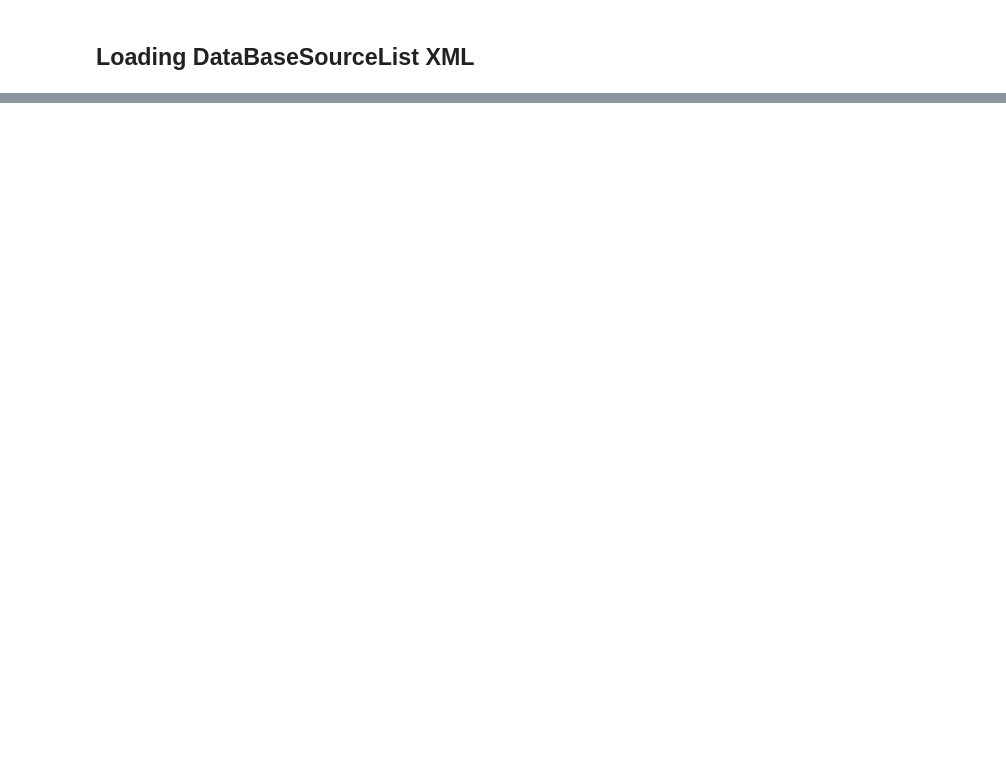
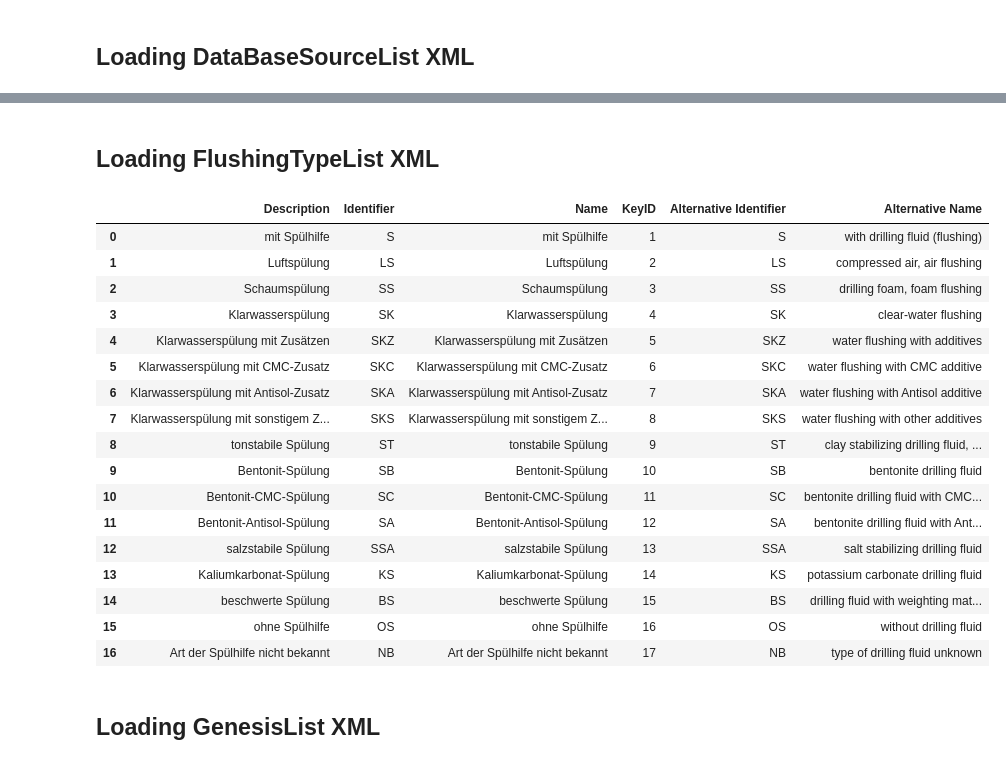
Before and after one commit to AlexanderJuestel/pyborehole, a Jupyter notebook: notebooks/boreholeml_parsers.ipynb, the cells around one changed output, grey strips where cells are left out. Drawn from its saved outputs; the diff is of its cells as text; code cells hidden in the pictures; blank space fills up the shorter version.

```diff
--- a/notebooks/boreholeml_parsers.ipynb
+++ b/notebooks/boreholeml_parsers.ipynb
@@ -47,0 +538,26 @@ databases
+# %% [markdown]
+## Loading FlushingTypeList XML
+# %%
+df = boreholestatuslist = parse_xml('../data/BoreholeML/FlushingTypeList.xml')
+df
+# %% [output]
+|  | Description | Identifier | Name | KeyID | Alternative Identifier | Alternative Name |
+| 0 | mit Spülhilfe | S | mit Spülhilfe | 1 | S | with drilling fluid (flushing) |
+| 1 | Luftspülung | LS | Luftspülung | 2 | LS | compressed air, air flushing |
+| 2 | Schaumspülung | SS | Schaumspülung | 3 | SS | drilling foam, foam flushing |
+| 3 | Klarwasserspülung | SK | Klarwasserspülung | 4 | SK | clear-water flushing |
+| 4 | Klarwasserspülung mit Zusätzen | SKZ | Klarwasserspülung mit Zusätzen | 5 | SKZ | water flushing with additives |
+| 5 | Klarwasserspülung mit CMC-Zusatz | SKC | Klarwasserspülung mit CMC-Zusatz | 6 | SKC | water flushing with CMC additive |
+| 6 | Klarwasserspülung mit Antisol-Zusatz | SKA | Klarwasserspülung mit Antisol-Zusatz | 7 | SKA | water flushing with Antisol additive |
+| 7 | Klarwasserspülung mit sonstigem Z... | SKS | Klarwasserspülung mit sonstigem Z... | 8 | SKS | water flushing with other additives |
+| 8 | tonstabile Spülung | ST | tonstabile Spülung | 9 | ST | clay stabilizing drilling fluid, ... |
+| 9 | Bentonit-Spülung | SB | Bentonit-Spülung | 10 | SB | bentonite drilling fluid |
+| 10 | Bentonit-CMC-Spülung | SC | Bentonit-CMC-Spülung | 11 | SC | bentonite drilling fluid with CMC... |
+| 11 | Bentonit-Antisol-Spülung | SA | Bentonit-Antisol-Spülung | 12 | SA | bentonite drilling fluid with Ant... |
+| 12 | salzstabile Spülung | SSA | salzstabile Spülung | 13 | SSA | salt stabilizing drilling fluid |
+| 13 | Kaliumkarbonat-Spülung | KS | Kaliumkarbonat-Spülung | 14 | KS | potassium carbonate drilling fluid |
+| 14 | beschwerte Spülung | BS | beschwerte Spülung | 15 | BS | drilling fluid with weighting mat... |
+| 15 | ohne Spülhilfe | OS | ohne Spülhilfe | 16 | OS | without drilling fluid |
+| 16 | Art der Spülhilfe nicht bekannt | NB | Art der Spülhilfe nicht bekannt | 17 | NB | type of drilling fluid unknown |
+# %% [markdown]
+## Loading GenesisList XML
```
Also changed, not shown: parts of 66 cells of this notebook, 1 other file.
